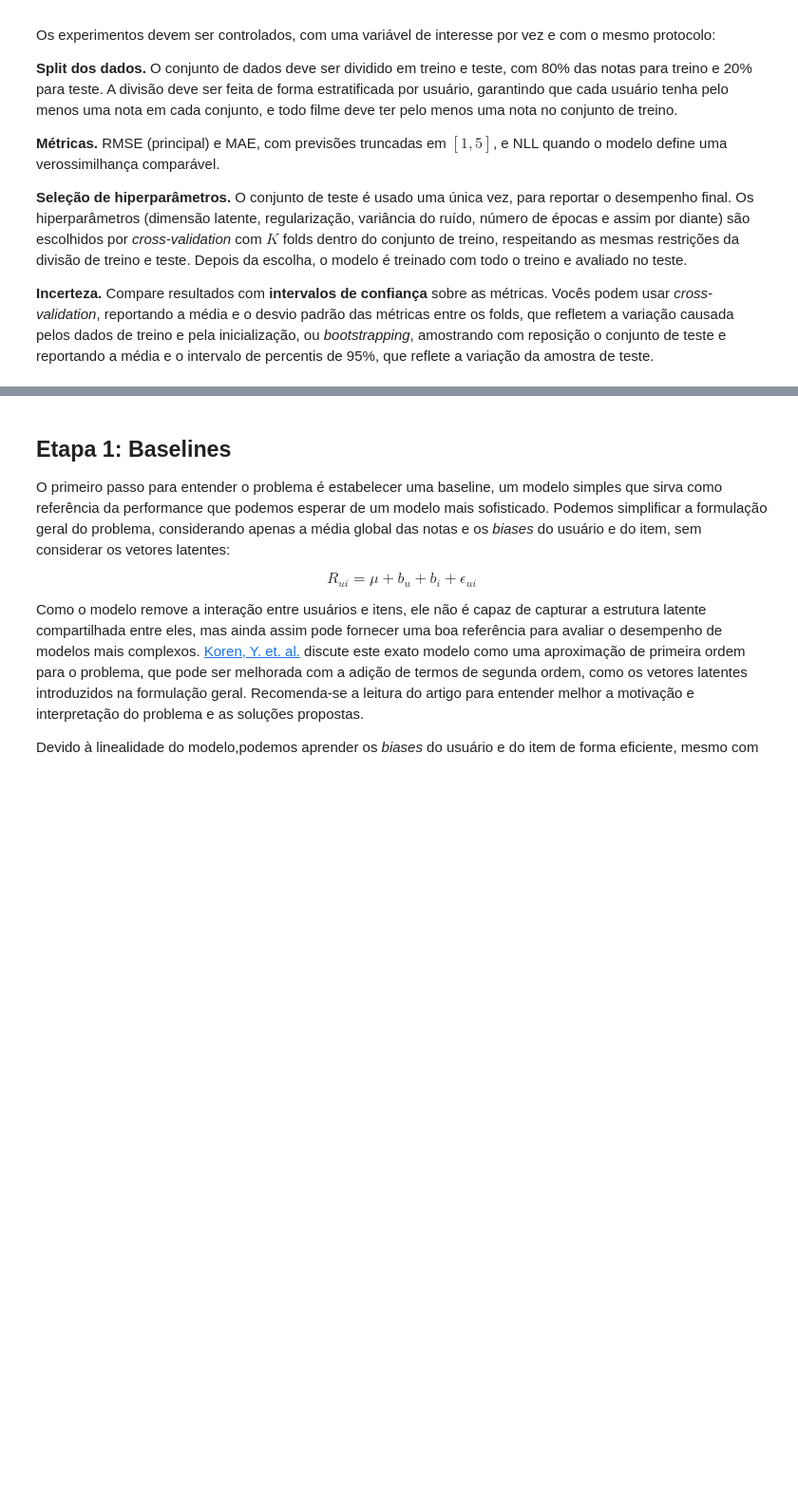
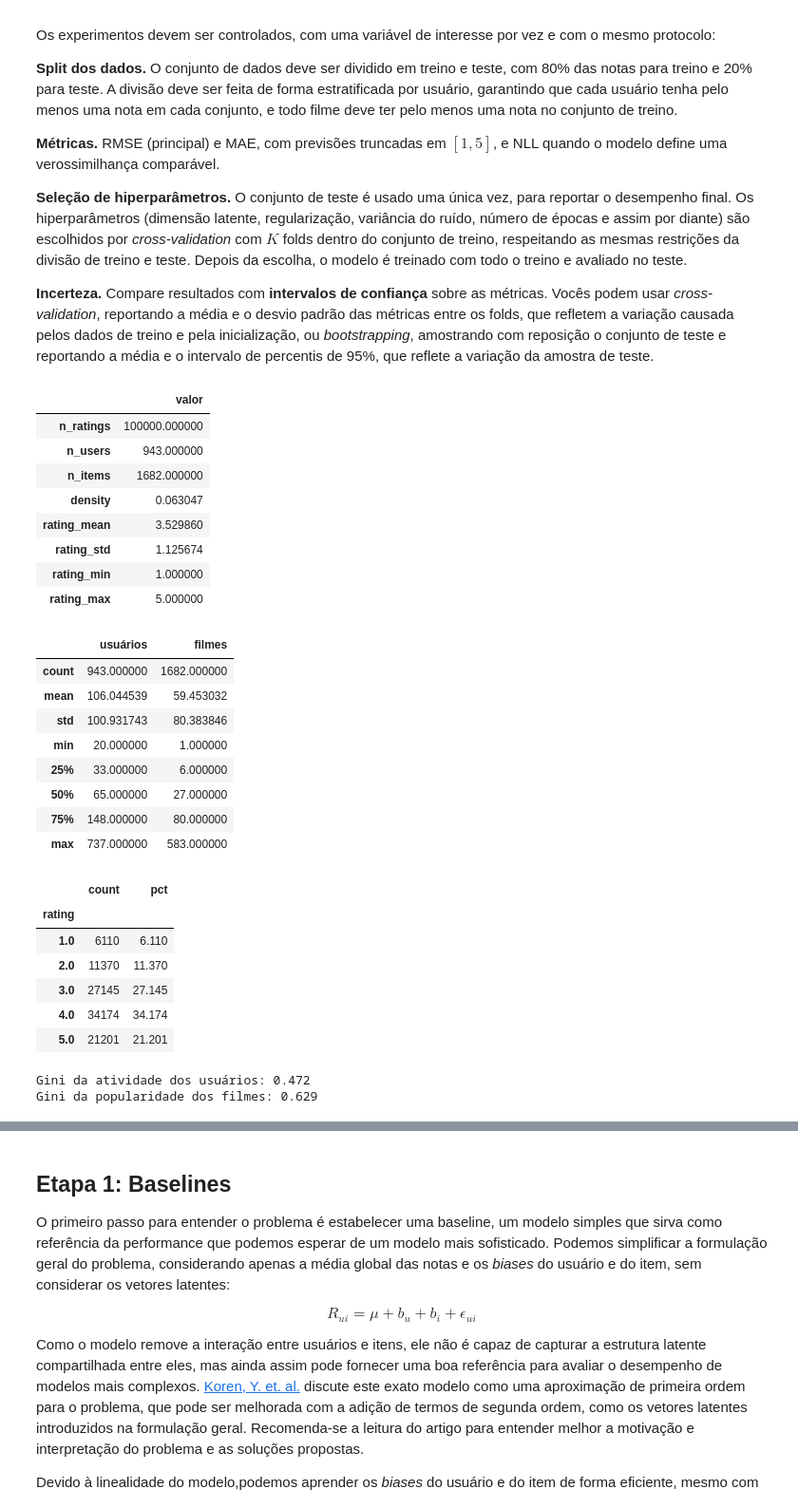
Before and after one commit to tocktopus/mc847-unsupervised-learning-project, a Jupyter notebook: unsupervised_assignment_2s2026.ipynb, the cells around one changed output, grey strips where cells are left out. Shown at 95% size. Saved outputs shown, nothing was run; the diff lists cells and outputs as text; code cells hidden in the pictures; blank space fills up the shorter version.

```diff
--- a/unsupervised_assignment_2s2026.ipynb
+++ b/unsupervised_assignment_2s2026.ipynb
@@ -290,3 +296,69 @@ train_df, test_df = split_ratings(ratings, seed=SEED)
 # %%
 # Explorem os dados, plotem gráficos, calculem estatísticas, para entender melhor o problema,
 # os dados disponíveis, a distribuição das notas, a distribuição de usuários e itens, e assim por diante.
+
+from IPython.display import display
+from scipy.stats import spearmanr
+
+# Visão geral
+n_ratings = len(ratings)
+n_users = ratings["user_id"].nunique()
+n_items = ratings["item_id"].nunique()
+density = n_ratings / (n_users * n_items)
+
+display(pd.DataFrame({
+    "valor": [n_ratings, n_users, n_items, density,
+              ratings["rating"].mean(), ratings["rating"].std(),
+              ratings["rating"].min(), ratings["rating"].max()],
+}, index=["n_ratings", "n_users", "n_items", "density",
+          "rating_mean", "rating_std", "rating_min", "rating_max"]))
+
+user_stats = ratings.groupby("user_id")["rating"].agg(["count", "mean", "std"])
+item_stats = ratings.groupby("item_id")["rating"].agg(["count", "mean", "std"])
+
+display(pd.DataFrame({
+    "usuários": user_stats["count"].describe(),
+    "filmes": item_stats["count"].describe(),
+}))
+
+rating_dist = ratings["rating"].value_counts().sort_index().rename("count").to_frame()
+rating_dist["pct"] = 100 * rating_dist["count"] / len(ratings)
+display(rating_dist)
+
+def gini(values: np.ndarray) -> float:
+    x = np.sort(np.asarray(values, dtype=float))
+    n = x.size
+    if n == 0 or x.sum() == 0:
+        return np.nan
+    return 2 * np.sum(np.arange(1, n + 1) * x) / (n * x.sum()) - (n + 1) / n
+
+print(f"Gini da atividade dos usuários: {gini(user_stats['count']):.3f}")
+print(f"Gini da popularidade dos filmes: {gini(item_stats['count']):.3f}")
+# %% [output]
+|  | valor |
+| n_ratings | 100000.000000 |
+| n_users | 943.000000 |
+| n_items | 1682.000000 |
+| density | 0.063047 |
+| rating_mean | 3.529860 |
+| rating_std | 1.125674 |
+| rating_min | 1.000000 |
+| rating_max | 5.000000 |
+|  | usuários | filmes |
+| count | 943.000000 | 1682.000000 |
+| mean | 106.044539 | 59.453032 |
+| std | 100.931743 | 80.383846 |
+| min | 20.000000 | 1.000000 |
+| 25% | 33.000000 | 6.000000 |
+| 50% | 65.000000 | 27.000000 |
+| 75% | 148.000000 | 80.000000 |
+| max | 737.000000 | 583.000000 |
+|  | count | pct |
+| rating |  |  |
+| 1.0 | 6110 | 6.110 |
+| 2.0 | 11370 | 11.370 |
+| 3.0 | 27145 | 27.145 |
+| 4.0 | 34174 | 34.174 |
+| 5.0 | 21201 | 21.201 |
+Gini da atividade dos usuários: 0.472
+Gini da popularidade dos filmes: 0.629
```
Also changed, not shown: parts of 3 cells of this notebook.
